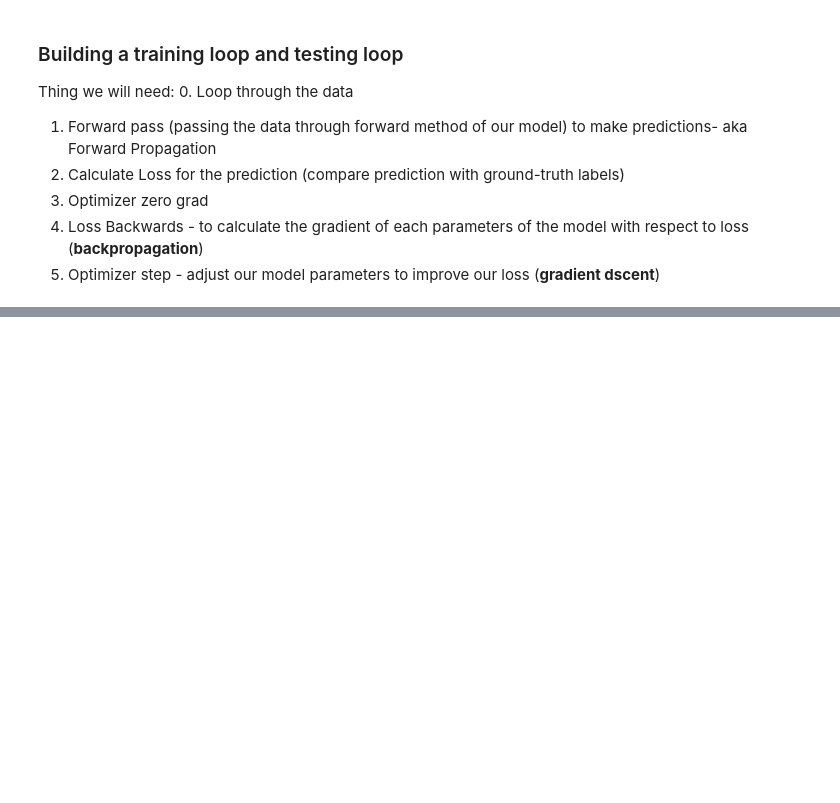
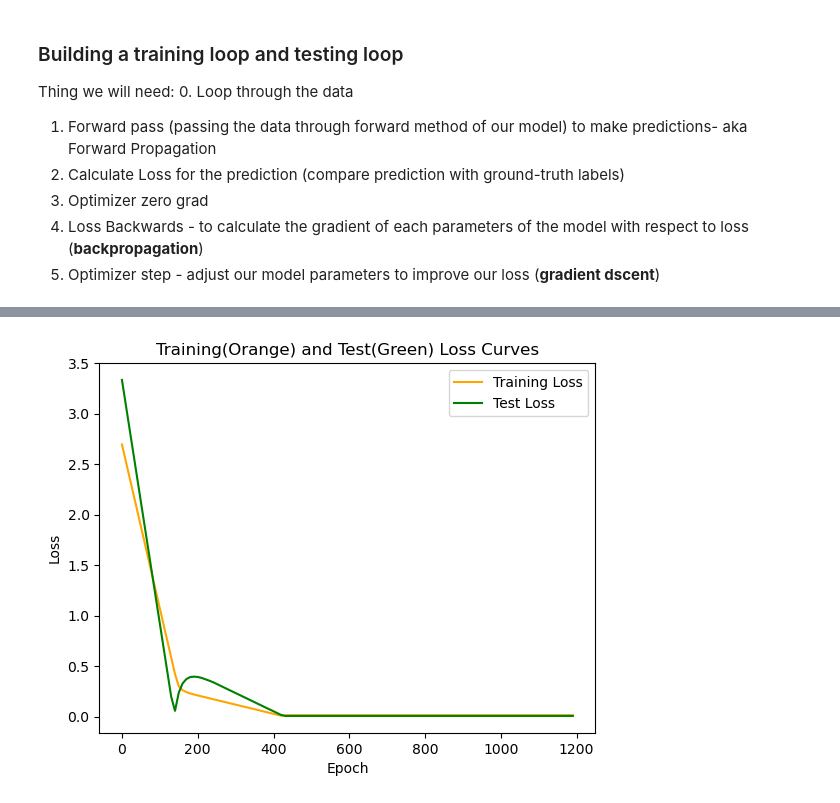
Before and after one commit to Swikarya/pyTorch, a Jupyter notebook: workflow.ipynb, the cells around one changed output, grey strips where cells are left out. Cells and saved outputs as stored; diff of their text form; code cells hidden in the pictures; blank space fills up the shorter version.

```diff
--- a/workflow.ipynb
+++ b/workflow.ipynb
@@ -247,14 +293,9 @@ plot_predictions(predictions=y_predictions.to("cpu"))
 # %%
 # Refactoring the above cells into a function (recommended)
-def model_test(model, labels, features, loss_function, i):
-  model.eval()
-  with torch.inference_mode():
-    y_prediction = model(features)
-    loss_test = loss_function(y_prediction, labels)
-  if i % 10 == 0:
-    print(f"Test Loss: {loss_test}")
-
-def model_train(model, labels, features, epochs, loss_function, optimizer, test_labels, test_features):
+def model_train_test(model, labels, features, epochs, loss_function, optimizer, test_labels, test_features):
+  epoch_count = []
+  loss_values = []
+  test_loss_values = []
   start = time.time()
   for i in range(epochs):
     model.train()
@@ -263,9 +304,16 @@ def model_train(model, labels, features, epochs, loss_function, optimizer, test_
     optimizer.zero_grad()
     loss.backward()
     optimizer.step()
+    model.eval()
+    with torch.inference_mode():
+      y_prediction = model(test_features)
+      loss_test = loss_function(y_prediction, test_labels)
     if i % 10 == 0:
-      print(f"Epoch: {i}\nWeight: {model.weight.item()} | Bias: {model.bias.item()} | Loss: {loss}")
-    model_test(model,test_labels, test_features, loss_function, i)
+      epoch_count.append(i)
+      loss_values.append(loss.item())
+      test_loss_values.append(loss_test)
+      print(f"Epoch: {i} | Loss: {loss} | Test Loss: {loss_test}\nWeight: {model.weight.item()} | Bias: {model.bias.item()}")
   end = time.time()
   print(f"Time Elapsed: {end - start}")
+  return epoch_count, loss_values, test_loss_values
 # %%
@@ -275,0 +356,13 @@ with torch.inference_mode():
+# %%
+# Refactoring the loss curve plotter
+def plot_loss(epoch_c, loss_v, test_loss_v, cl="Orange", ctl="Green"):
+  plt.plot(epoch_c, loss_v, label = "Training Loss", c = cl)
+  plt.plot(epoch_c, test_loss_v, label = "Test Loss", c = ctl)
+  plt.title(f"Training({cl}) and Test({ctl}) Loss Curves")
+  plt.ylabel("Loss")
+  plt.xlabel("Epoch")
+  plt.legend()
+# %%
+plot_loss(epoch_c, loss_v, test_loss_v)
+# %% [output]
+[figure, added]
```
Also changed, not shown: parts of 15 cells of this notebook, 1 other file.
